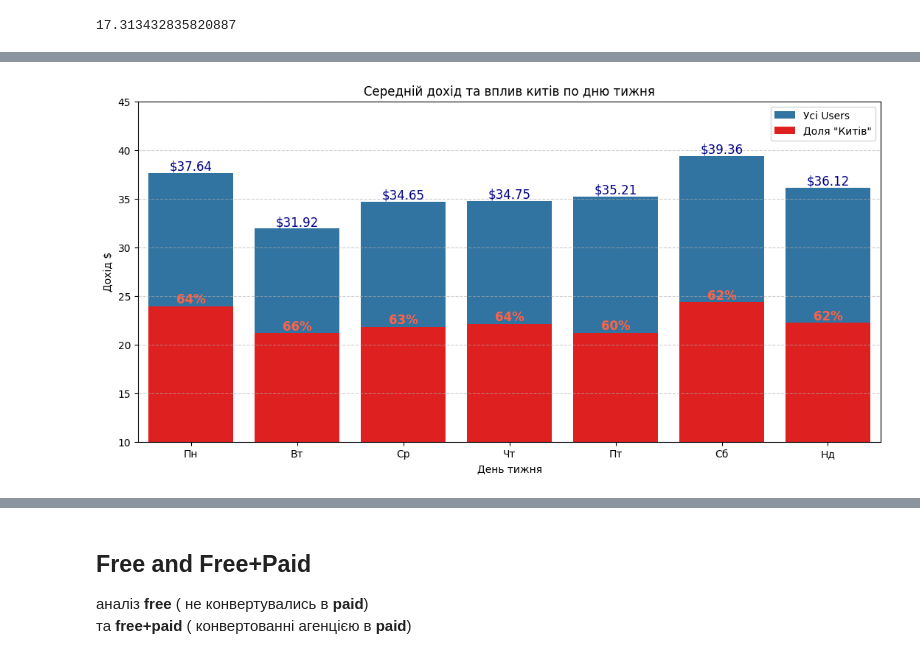
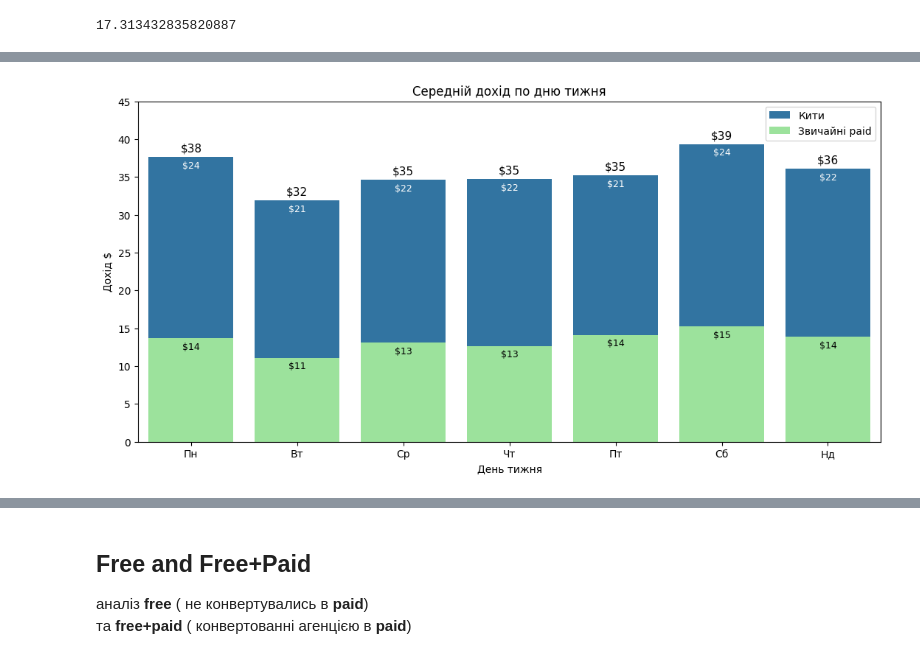
Before and after one commit to Chocopie-DA/db_analysis_sql_sweetylove, a Jupyter notebook: 03_notebooks/EDA.ipynb, the cells around one changed output, grey strips where cells are left out. Drawn from its saved outputs; the diff is of its cells as text; code cells hidden in the pictures.

```diff
--- a/03_notebooks/EDA.ipynb
+++ b/03_notebooks/EDA.ipynb
@@ -1937,9 +1892,9 @@ daily['part_month'] = pd.cut(daily['num_day'],
                       bins=(0, 10, 20, 31),
                       labels=('1-10','11-20', '20-31'))
 # %%
-daily_whales['part_month'] = pd.cut(daily_whales['num_day'],
-                             bins=(0, 10, 20, 31),
-                             labels=('1-10','11-20', '20-31'))
+daily_no_whales['part_month'] = pd.cut(daily_no_whales['num_day'],
+                                 bins=(0, 10, 20, 31),
+                                 labels=('1-10','11-20', '20-31'))
 # %%
 #середнє ревеню по частинам місяця
 pm_avg = daily.groupby('part_month')['total_revenue'].mean().reset_index()
@@ -1995,13 +1975,13 @@ df.head(1)
 days_map = {0: 'Пн', 1: 'Вт', 2: 'Ср', 3: 'Чт', 4: 'Пт', 5: 'Сб', 6: 'Нд'}
 
 daily['day_ua'] = daily['time_utc'].dt.to_timestamp().dt.dayofweek.map(days_map)
-daily_whales['day_ua'] = daily_whales['time_utc'].dt.to_timestamp().dt.dayofweek.map(days_map)
+daily_no_whales['day_ua'] = daily_no_whales['time_utc'].dt.to_timestamp().dt.dayofweek.map(days_map)
 # %%
 by_dow = daily.groupby('day_ua')["total_revenue"]\
                 .agg(['sum', 'mean', 'median', 'std', 'min', 'max']) \
                 .reset_index()
 # %%
-by_dow_whale = daily_whales.groupby('day_ua')["total_revenue"]\
+by_dow_no_whale = daily_no_whales.groupby('day_ua')["total_revenue"]\
                            .agg(['sum', 'mean', 'median', 'std', 'min', 'max']) \
                            .reset_index()
 # %%
@@ -2027,33 +1992,35 @@ by_dow_whale['whale_share'] = by_dow_whale['mean'] / by_dow_whale['full_mean'] *
+# %%
+by_dow['whale_mean'] = by_dow['mean'] - by_dow_no_whale['mean']
 # %%
 fig, ax = plt.subplots(figsize=(13, 6))
 
 sns.barplot(by_dow,
             x='day_ua',
             y='mean',
             errorbar=None,
             ax=ax,)
 
-ax.bar_label(ax.containers[0], fmt="$%.2f", color = 'darkblue', fontsize=12)
+ax.bar_label(ax.containers[0], fmt="$%.0f", fontsize=11, padding=3)
+ax.bar_label(ax.containers[0], fmt="$%.0f", fontsize=9, padding=-13, color='white',
+             labels=[f'${el:.0f}' for el in by_dow['whale_mean']])
 
-sns.barplot(by_dow_whale,
+sns.barplot(by_dow_no_whale,
             x='day_ua',
             y='mean',
-            color='red',
+            color='lightgreen',
             errorbar=None,
             ax=ax,)
 
-ax.bar_label(ax.containers[1], fmt='$%.2f', color='tomato', fontsize=12, fontweight='bold',
-            labels=[f"{el:.0f}%" for el in by_dow_whale['whale_share']])
+ax.bar_label(ax.containers[1], fmt='$%.0f', fontsize=9, padding=-13)
 
-plt.grid(axis='y', linestyle='--', alpha=0.6)
-ax.set_title("Середній дохід та вплив китів по дню тижня")
+ax.set_title("Середній дохід по дню тижня")
 plt.ylabel("Дохід $")
 plt.xlabel("День тижня")
-ax.set_ylim(10, 45)
+ax.set_ylim(0, 45)
 
-ax.legend(['Усі Users', 'Доля "Китів"'])
+ax.legend(['Кити', 'Звичайні paid'])
 
 avg_rvn_by_dow = fig
 # %% [output]
-[figure, old version]
+[figure, new version]
 # %%
```
Also changed, not shown: parts of 63 cells of this notebook.
